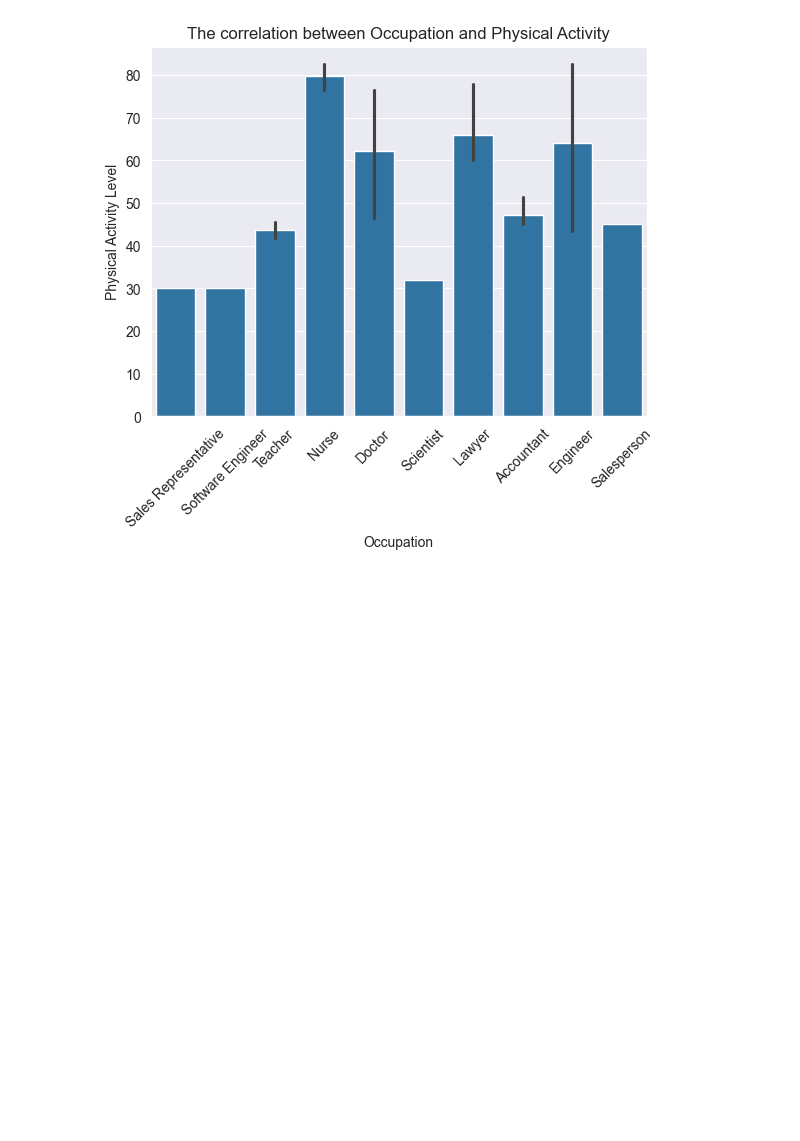
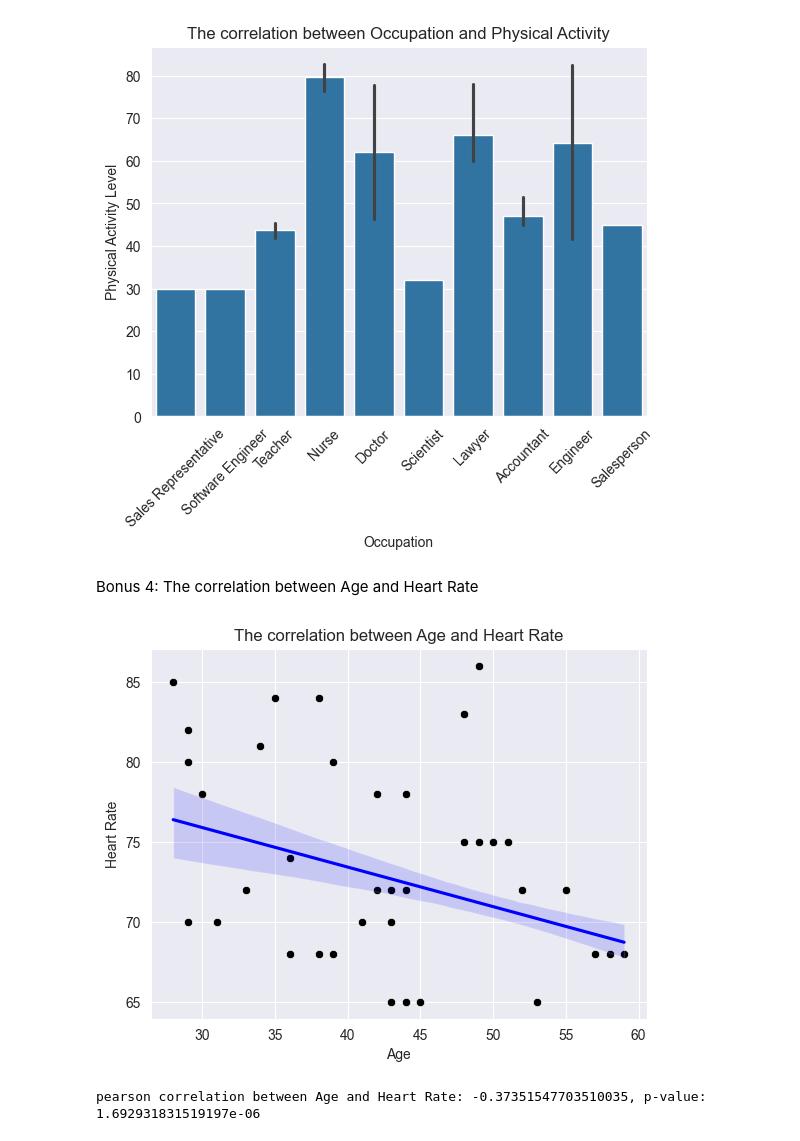
Before and after one commit to MohammadMahdiRazavi/Machine-Learning-Course, a Jupyter notebook: FirstAssignment/SleepHealthAndLifestyle.ipynb, the cells around one changed output. Cells and saved outputs as stored; diff of their text form; code cells hidden in the pictures; blank space fills up the shorter version.

```diff
--- a/FirstAssignment/SleepHealthAndLifestyle.ipynb
+++ b/FirstAssignment/SleepHealthAndLifestyle.ipynb
@@ -247,3 +247,19 @@ plt.show()
 # %% [output]
 Statistic: 36.26607466580059, p-value: 6.624303123892121e-33
 [figure]
+# %% [markdown]
+Bonus 4: The correlation between Age and Heart Rate
+# %%
+sns.scatterplot(x=sleep["Age"],y=sleep["Heart Rate"],color='black')
+sns.regplot(x=sleep["Age"],y=sleep["Heart Rate"],scatter=False, color='blue')
+plt.title("The correlation between Age and Heart Rate")
+plt.xlabel("Age")
+plt.ylabel("Heart Rate")
+plt.show()
+# %% [output]
+[figure, added]
+# %%
+corr, p = pearsonr(sleep["Age"],sleep["Heart Rate"])
+print(f"pearson correlation between Age and Heart Rate: {corr}, p-value: {p}")
+# %% [output]
+pearson correlation between Age and Heart Rate: -0.37351547703510035, p-value: 1.692931831519197e-06
```
Also changed, not shown: parts of 5 cells of this notebook, 1 other file.
